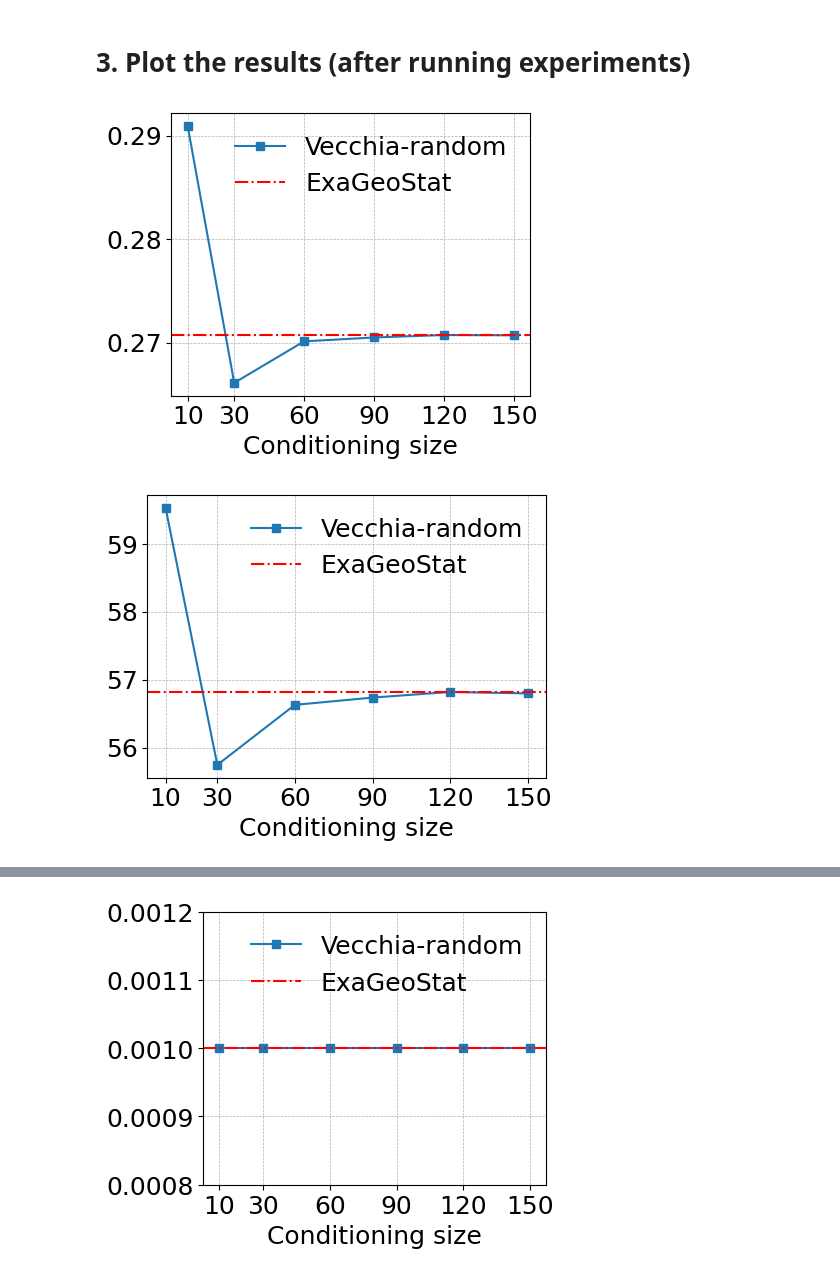
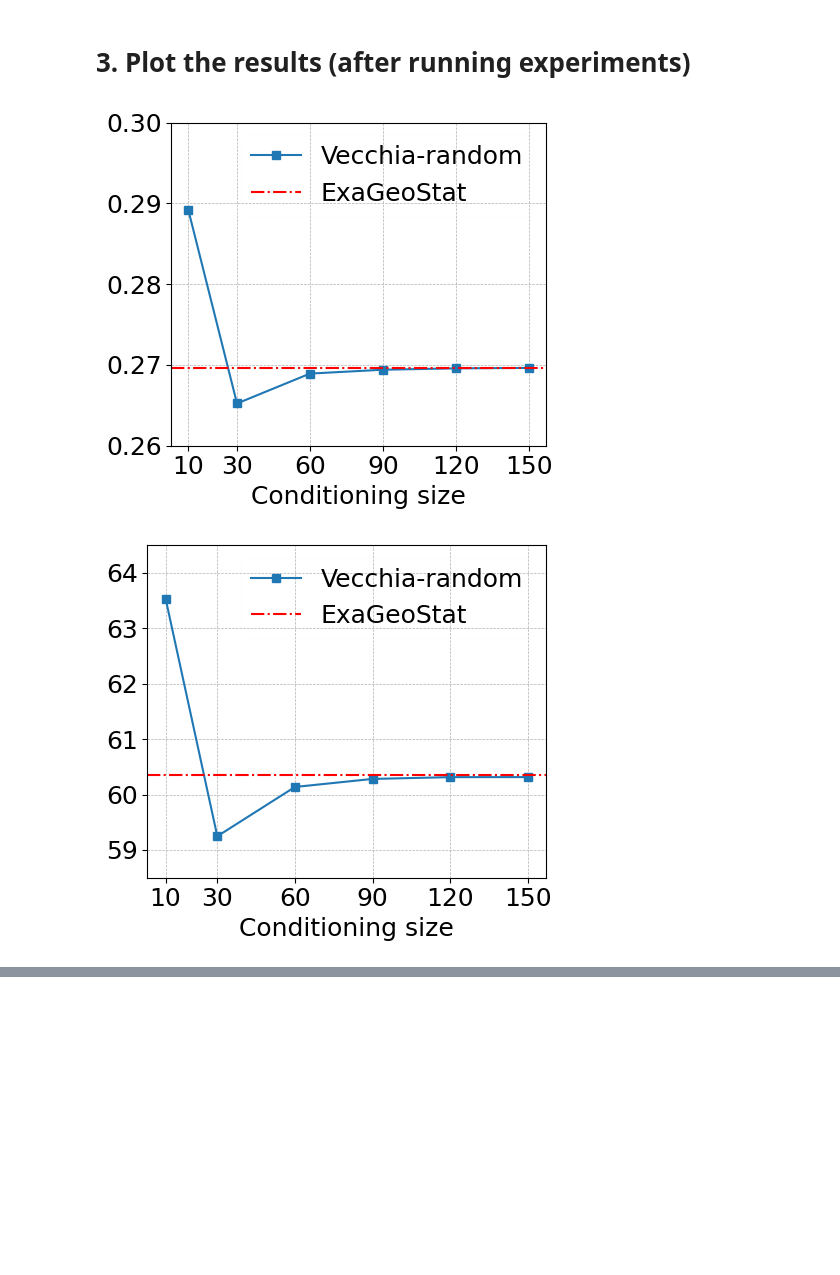
Before and after one commit to jack-pan-ai/Batched-Vecchia-Approximation, a Jupyter notebook: testing/realdataset_wind.ipynb, the cells around one changed output, grey strips where cells are left out. Saved outputs shown, nothing was run; the diff lists cells and outputs as text; code cells hidden in the pictures; blank space fills up the shorter version.

```diff
--- a/testing/realdataset_wind.ipynb
+++ b/testing/realdataset_wind.ipynb
@@ -357,8 +357,8 @@ def read_results(locs_set, cs_set, ordering='random'):
         "Variance":[],
         "Range": [],
         "Smoothness": [],
-        "Nugget": [],
-        "log-likelihood":[]
+        # "Nugget": [],
+        # "log-likelihood":[]
     }
 
     for _los_num in locs_set:
@@ -378,8 +378,8 @@ def read_results(locs_set, cs_set, ordering='random'):
             results["Variance"].append(float(second_line[1])) # iteration
             results["Range"].append(float(second_line[2]) * 2523.64) # iteration
             results["Smoothness"].append(float(second_line[3])) # iteration
-            results["Nugget"].append(float(second_line[4])) # iteration
-            results["log-likelihood"].append(float(second_line[5])) # iteration
+            # results["Nugget"].append(float(second_line[4])) # iteration
+            # results["log-likelihood"].append(float(second_line[5])) # iteration
     return results
 
 results_250k_random = read_results([250000], [10, 30, 60, 90, 120, 150], 'random')
@@ -388,7 +388,7 @@ results_250k_random = read_results([250000], [10, 30, 60, 90, 120, 150], 'random
 # results_500k_morton = read_results([500000], [10, 30, 60, 90, 120], 'morton')
 
 def plot_params(results, param_name, ylabel, fig_path, problem_size, results_ylim):
-    plt.figure(figsize=(5, 4))
+    plt.figure(figsize=(5, 4.5))
     results_random, results_morton = results
 
     plt.plot(results_random['cs_num'], results_random[param_name],
@@ -397,26 +397,31 @@ def plot_params(results, param_name, ylabel, fig_path, problem_size, results_yli
     #          linewidth=1.5, marker="s", label='Morton')
     if (problem_size == 2500000):
         if (param_name == 'Iterations'):
-            plt.axhline(y=189, color='r',  linewidth=1.5,
+            # plt.axhline(y=189, color='r',  linewidth=1.5,
+            #             label='ExaGeoStat', linestyle='-.')
+            pass
+        elif (param_name == 'Variance'):
+            plt.axhline(y=0.26957247, color='r',  linewidth=1.5,
                         label='ExaGeoStat', linestyle='-.')
-        elif (param_name == 'Variance'):
-            plt.axhline(y=0.27074957, color='r',  linewidth=1.5,
+            plt.ylim(0.26, 0.30)
+            pass
+        elif (param_name == 'Range'):
+            plt.axhline(y=0.02391494 * 2523.64, color='r',  linewidth=1.5,
                         label='ExaGeoStat', linestyle='-.')
-            # plt.ylim(4.75, 5.25)
-        elif (param_name == 'Range'):
-            plt.axhline(y=0.02251723 * 2523.64, color='r',  linewidth=1.5,
-                        label='ExaGeoStat', linestyle='-.')
-            # plt.ylim(47, 65)
+            plt.ylim(58.5, 64.5)
+            pass
         elif (param_name == 'Smoothness'):
             # pass
-            plt.axhline(y=1.02090214, color='r',  linewidth=1.5,
+            plt.axhline(y=1.00466543, color='r',  linewidth=1.5,
                         label='ExaGeoStat', linestyle='-.')
-            # plt.ylim(1.10, 1.20)
+            plt.ylim(1.0, 1.03)
+            pass
         elif (param_name == 'Nugget'):
             # pass
-            plt.axhline(y=0.00100000, color='r',  linewidth=1.5,
-                        label='ExaGeoStat', linestyle='-.')
-            plt.ylim(0.0008, 0.0012)
+            # plt.axhline(y=0.00100000, color='r',  linewidth=1.5,
+            #             label='ExaGeoStat', linestyle='-.')
+            # plt.ylim(0.0008, 0.0012)
+            pass
         elif (param_name == 'log-likelihood'):
             pass
             # plt.axhline(y=-295218.889836988761089742/10000, color='r',  linewidth=1.5,
@@ -436,19 +441,19 @@ def plot_params(results, param_name, ylabel, fig_path, problem_size, results_yli
     plt.savefig(os.path.join(fig_path, str(problem_size) + "_" + param_name + ".pdf"))
     plt.show()
 # %%
-param_names= list(results_250k_random.keys())[2:-1]
+param_names= list(results_250k_random.keys())[2:]
 ylabel_names = ["Iterations", r"$\hat\sigma^2$",  r"$\hat \beta$", r"$\hat \alpha$", r"$\hat \sigma^2_0$", 'Log-likelihood']
 
 figpath = './fig/wind_results'
 if not os.path.exists(figpath):
     os.mkdir(figpath)
 
 for _param_name, _ylabel_name in zip(param_names, ylabel_names):
     plot_params(results=[results_250k_random, []],
                 param_name = _param_name,
                 ylabel=_ylabel_name, fig_path=figpath,
                 problem_size=2500000,
                 results_ylim = [[], []])
 # %% [output]
-[figure, old version]
+[figure, new version]
-[figure, old version]
+[figure, new version]
@@ -456,4 +461,3 @@ for _param_name, _ylabel_name in zip(param_names, ylabel_names):
-[figure, removed]
 # %%
 # if not os.path.exists(figpath):
 #     os.mkdir(figpath)
```
Also changed, not shown: parts of 1 cell of this notebook, 5 other files.
